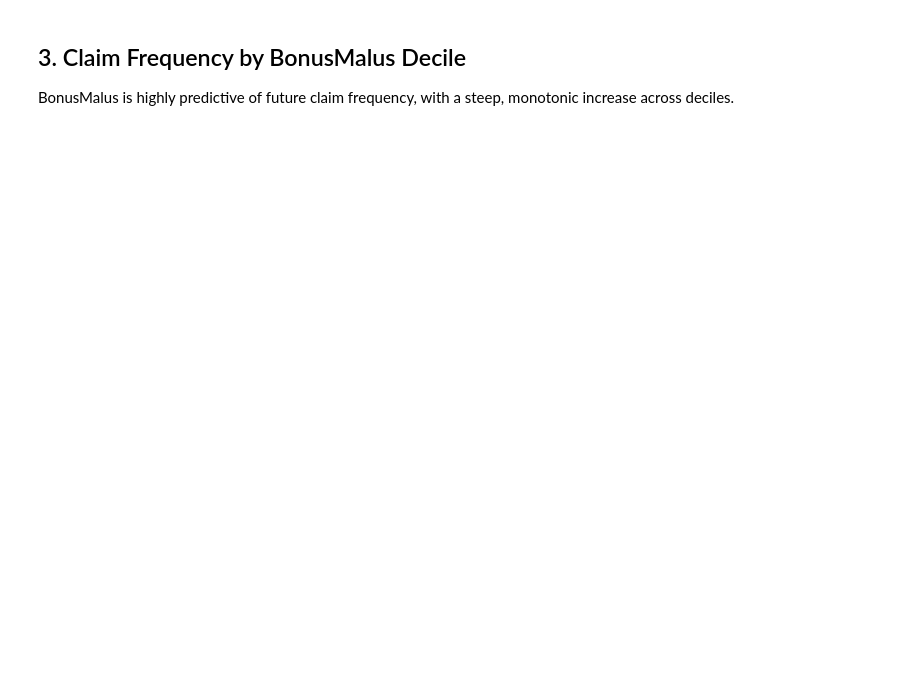
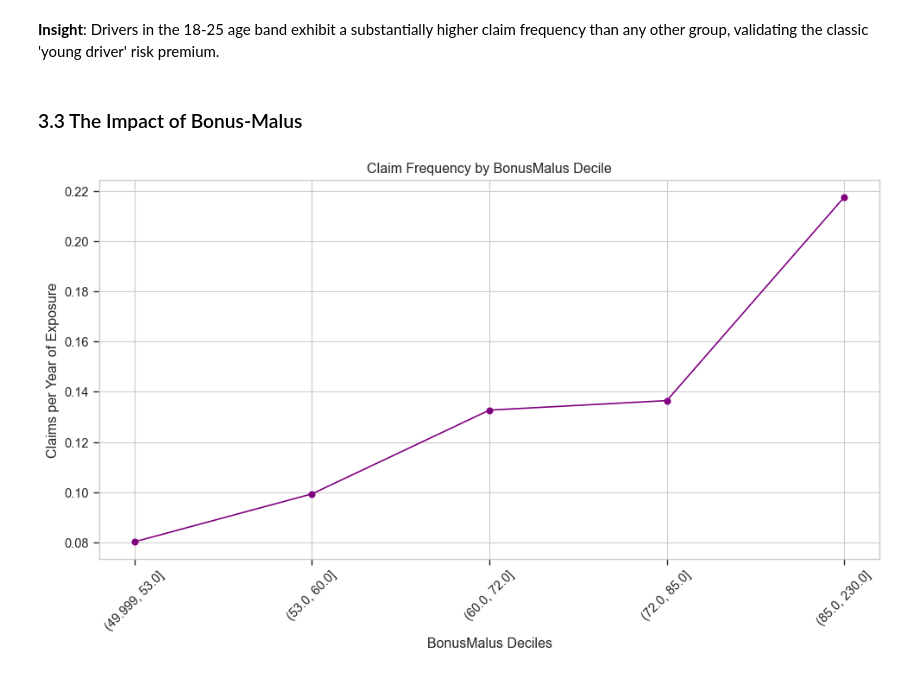
Before and after one commit to afrit-med-rayan/insurance-claims-risk-analytics, a Jupyter notebook: notebooks/01_eda.ipynb, the cells around one changed output. Saved outputs shown, nothing was run; the diff lists cells and outputs as text; code cells hidden in the pictures; blank space fills up the shorter version.

```diff
--- a/notebooks/01_eda.ipynb
+++ b/notebooks/01_eda.ipynb
@@ -36,12 +88,21 @@ The 'young driver' risk premium is strongly justified, as the 18-25 age band exh
+# %% [markdown]
+**Insight**: Drivers in the 18-25 age band exhibit a substantially higher claim frequency than any other group, validating the classic 'young driver' risk premium.
+# %% [markdown]
+### 3.3 The Impact of Bonus-Malus
 # %%
-plt.figure(figsize=(8, 5))
-grouped = df.groupby("DrivAgeBand", observed=True).agg(claims=("ClaimNb", "sum"), exposure=("Exposure", "sum"))
+plt.figure(figsize=(10, 6))
+df_bm = merged_df.copy()
+df_bm["BM_Decile"] = pd.qcut(df_bm["BonusMalus"], q=10, duplicates="drop")
+grouped = df_bm.groupby("BM_Decile", observed=True).agg(claims=("ClaimNb", "sum"), exposure=("Exposure", "sum"))
 grouped["freq"] = grouped["claims"] / grouped["exposure"]
-sns.barplot(x=grouped.index, y=grouped["freq"], color="mediumseagreen")
-plt.title("Claim Frequency by Driver Age Band")
-plt.ylabel("Claims per Year")
+
+x_labels = [str(i) for i in grouped.index]
+plt.plot(x_labels, grouped["freq"], marker="o", linestyle="-", color="purple")
+plt.title("Claim Frequency by BonusMalus Decile")
+plt.ylabel("Claims per Year of Exposure")
+plt.xlabel("BonusMalus Deciles")
+plt.xticks(rotation=45)
 plt.tight_layout()
 plt.show()
+# %% [output]
+[figure, added]
-# %% [markdown]
-## 3. Claim Frequency by BonusMalus Decile
-BonusMalus is highly predictive of future claim frequency, with a steep, monotonic increase across deciles.
```
Also changed, not shown: parts of 20 cells of this notebook, 2 other files.
